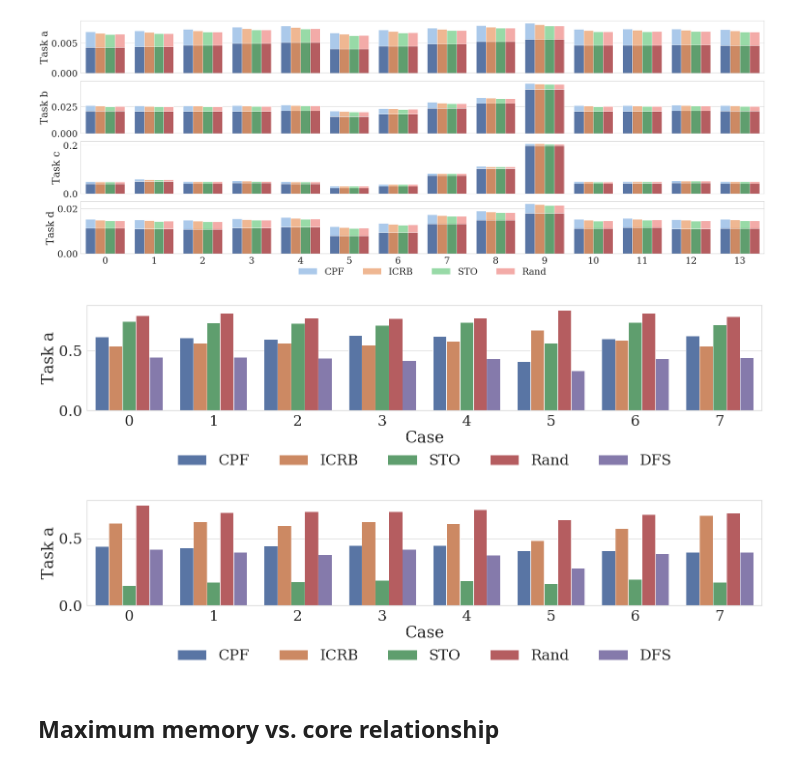
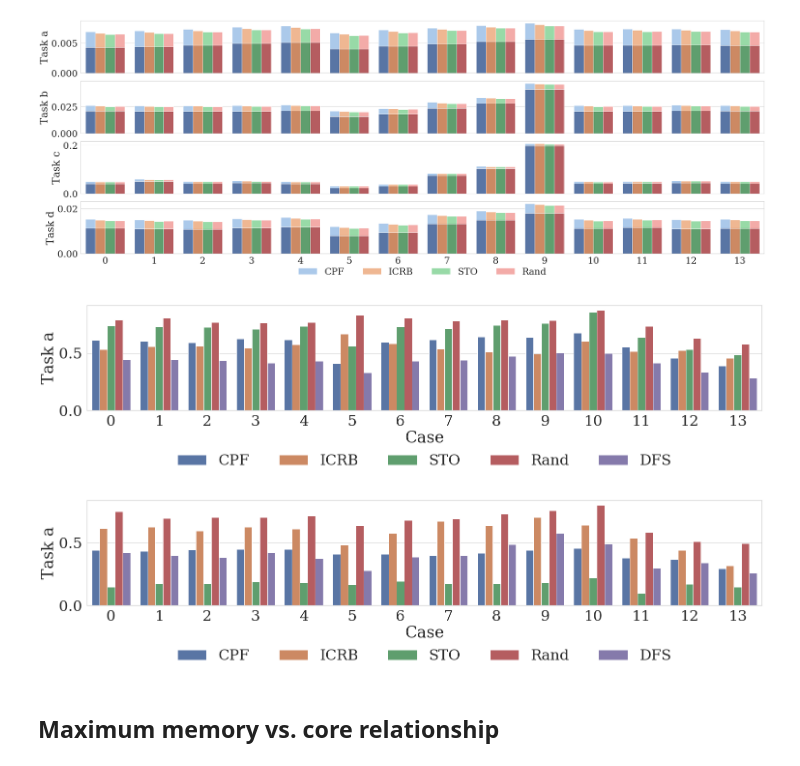
Before and after one commit to MrZhang1994/EC-framework, a Jupyter notebook: gty/src/new_notebook.ipynb, the cells around one changed output. Saved outputs shown, nothing was run; the diff lists cells and outputs as text; code cells hidden in the pictures.

```diff
--- a/gty/src/new_notebook.ipynb
+++ b/gty/src/new_notebook.ipynb
@@ -177,12 +177,11 @@ def draw_brute_force_bar(gid, xaxis, yaxis, d):
     plt.savefig('./bar/search_{}.pdf'.format(yaxis), bbox_inches = 'tight')
 # %%
 df = pd.read_csv('./df.csv')
-df = df[df.Case != 8]
 draw_brute_force_bar(1, 'Case', 'EDER', df)
 draw_brute_force_bar(1, 'Case', 'DOR', df)
 # %% [output]
-[figure, old version]
+[figure, new version]
-[figure, old version]
+[figure, new version]
 # %% [markdown]
 ## Maximum memory vs. core relationship
 # %%
```
Also changed, not shown: 5 other files.
